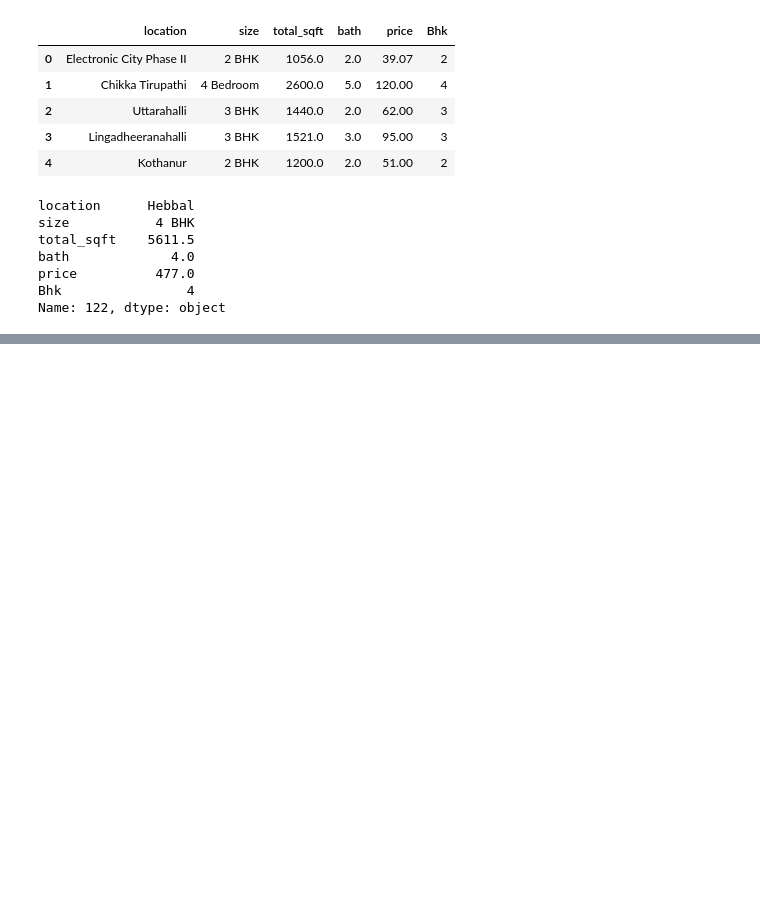
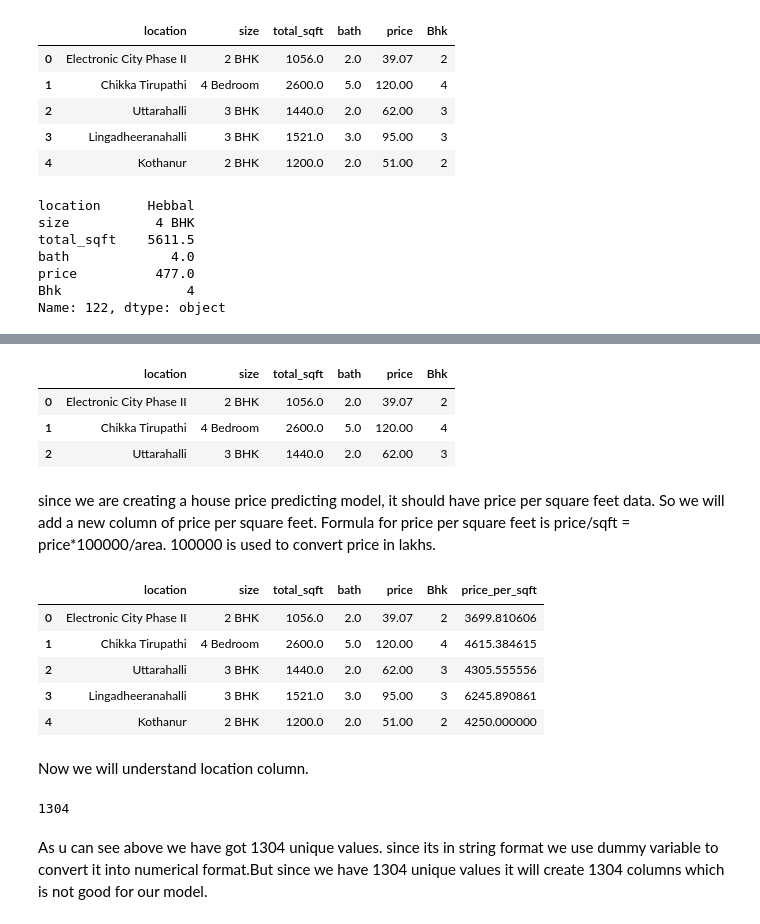
Before and after one commit to Sipher2003/OtherCodes, a Jupyter notebook: Python/jupyter/Machine Learning/HPP/code/hpp.ipynb, the cells around one changed output, grey strips where cells are left out. Drawn from its saved outputs; the diff is of its cells as text; code cells hidden in the pictures; blank space fills up the shorter version.

```diff
--- a/Python/jupyter/Machine Learning/HPP/code/hpp.ipynb
+++ b/Python/jupyter/Machine Learning/HPP/code/hpp.ipynb
@@ -170,0 +181,30 @@ Name: 122, dtype: object
+# %%
+df4.head(3)
+# %% [output]
+|  | location | size | total_sqft | bath | price | Bhk |
+| 0 | Electronic City Phase II | 2 BHK | 1056.0 | 2.0 | 39.07 | 2 |
+| 1 | Chikka Tirupathi | 4 Bedroom | 2600.0 | 5.0 | 120.00 | 4 |
+| 2 | Uttarahalli | 3 BHK | 1440.0 | 2.0 | 62.00 | 3 |
+# %% [markdown]
+since we are creating a house price predicting model, it should have price per square feet data. So we will add a new column of price per square feet.
+Formula for price per square feet is price/sqft = price*100000/area. 100000 is used to convert price in lakhs.
+# %%
+df5=df4.copy()
+# %%
+df5['price_per_sqft'] = df5['price']*100000/df5['total_sqft']
+df5.head()
+# %% [output]
+|  | location | size | total_sqft | bath | price | Bhk | price_per_sqft |
+| 0 | Electronic City Phase II | 2 BHK | 1056.0 | 2.0 | 39.07 | 2 | 3699.810606 |
+| 1 | Chikka Tirupathi | 4 Bedroom | 2600.0 | 5.0 | 120.00 | 4 | 4615.384615 |
+| 2 | Uttarahalli | 3 BHK | 1440.0 | 2.0 | 62.00 | 3 | 4305.555556 |
+| 3 | Lingadheeranahalli | 3 BHK | 1521.0 | 3.0 | 95.00 | 3 | 6245.890861 |
+| 4 | Kothanur | 2 BHK | 1200.0 | 2.0 | 51.00 | 2 | 4250.000000 |
+# %% [markdown]
+Now we will understand location column.
+# %%
+len(df5['location'].unique())
+# %% [output]
+1304
+# %% [markdown]
+As u can see above we have got 1304 unique values. since its in string format we use dummy variable to convert it into numerical format.But since we have 1304 unique values it will create 1304 columns which is not good for our model.
```
Also changed, not shown: parts of 8 cells of this notebook.
